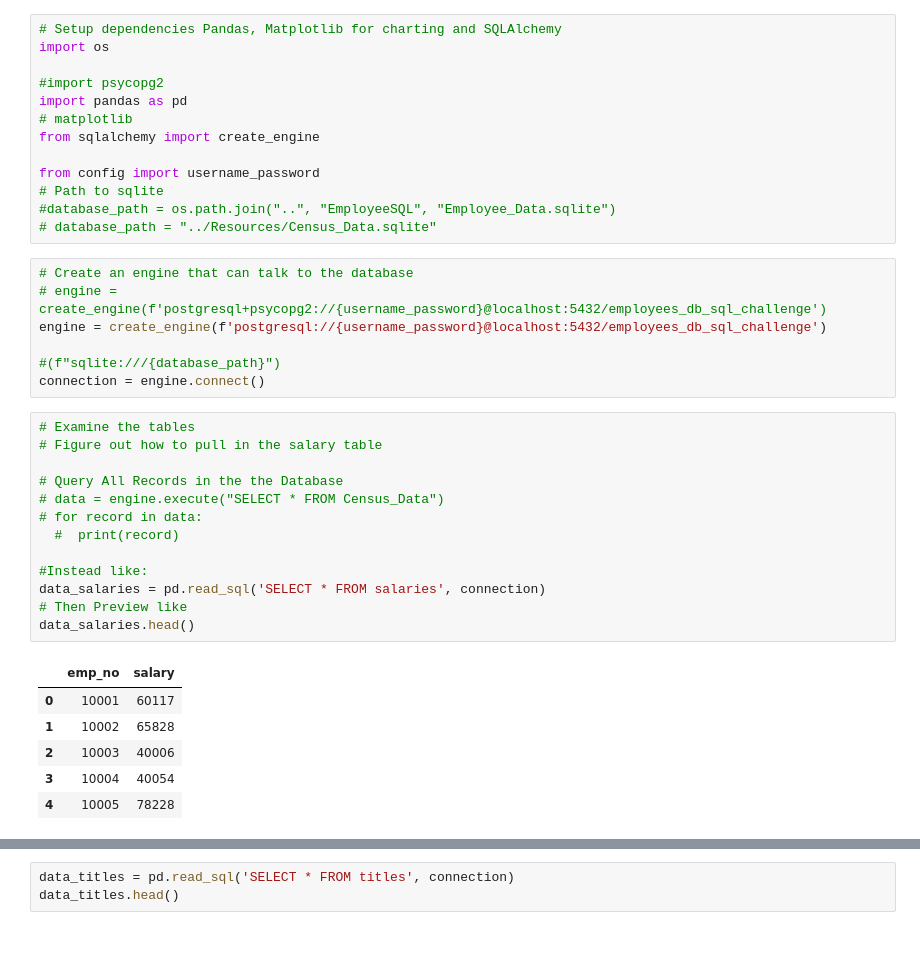
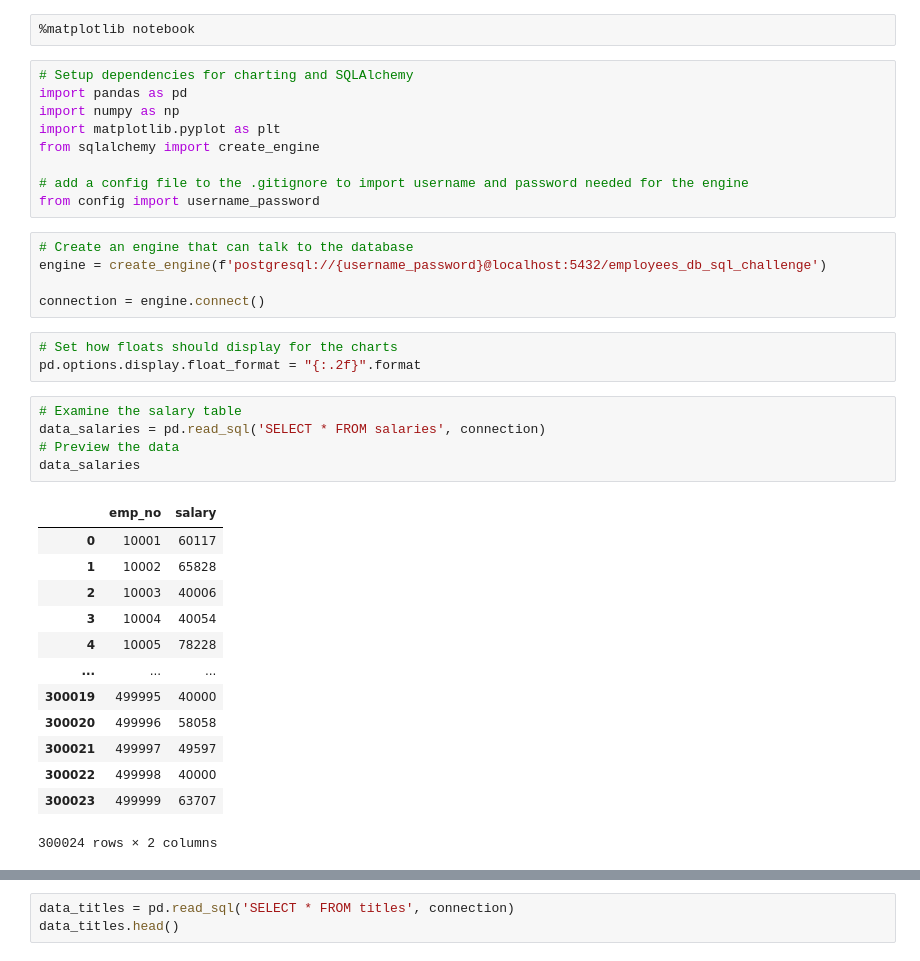
Before and after one commit to ic17rey/sql-challenge, a Jupyter notebook: sql_bonus.ipynb, the cells around one changed output, grey strips where cells are left out. Saved outputs shown, nothing was run; the diff lists cells and outputs as text.

```diff
--- a/sql_bonus.ipynb
+++ b/sql_bonus.ipynb
@@ -1,40 +1,38 @@
+# %%
+%matplotlib notebook
 # %%
-# Setup dependencies Pandas, Matplotlib for charting and SQLAlchemy
-import os
-
-#import psycopg2
+# Setup dependencies for charting and SQLAlchemy
 import pandas as pd
-# matplotlib
+import numpy as np
+import matplotlib.pyplot as plt
 from sqlalchemy import create_engine
 
+# add a config file to the .gitignore to import username and password needed for the engine
 from config import username_password
-# Path to sqlite
-#database_path = os.path.join("..", "EmployeeSQL", "Employee_Data.sqlite")
-# database_path = "../Resources/Census_Data.sqlite"
 # %%
 # Create an engine that can talk to the database
-# engine = create_engine(f'postgresql+psycopg2://{username_password}@localhost:5432/employees_db_sql_challenge')
 engine = create_engine(f'postgresql://{username_password}@localhost:5432/employees_db_sql_challenge')
 
-#(f"sqlite:///{database_path}")
 connection = engine.connect()
+# %%
+# Set how floats should display for the charts
+pd.options.display.float_format = "{:.2f}".format
 # %%
-# Examine the tables
-# Figure out how to pull in the salary table
-
-# Query All Records in the the Database
-# data = engine.execute("SELECT * FROM Census_Data")
-# for record in data:
-  #  print(record)
-
-#Instead like:
+# Examine the salary table
 data_salaries = pd.read_sql('SELECT * FROM salaries', connection)
-# Then Preview like
-data_salaries.head()
+# Preview the data
+data_salaries
 # %% [output]
 |  | emp_no | salary |
 | 0 | 10001 | 60117 |
 | 1 | 10002 | 65828 |
 | 2 | 10003 | 40006 |
 | 3 | 10004 | 40054 |
 | 4 | 10005 | 78228 |
+| ... | ... | ... |
+| 300019 | 499995 | 40000 |
+| 300020 | 499996 | 58058 |
+| 300021 | 499997 | 49597 |
+| 300022 | 499998 | 40000 |
+| 300023 | 499999 | 63707 |
+300024 rows × 2 columns
```
Also changed, not shown: parts of 5 cells of this notebook.
